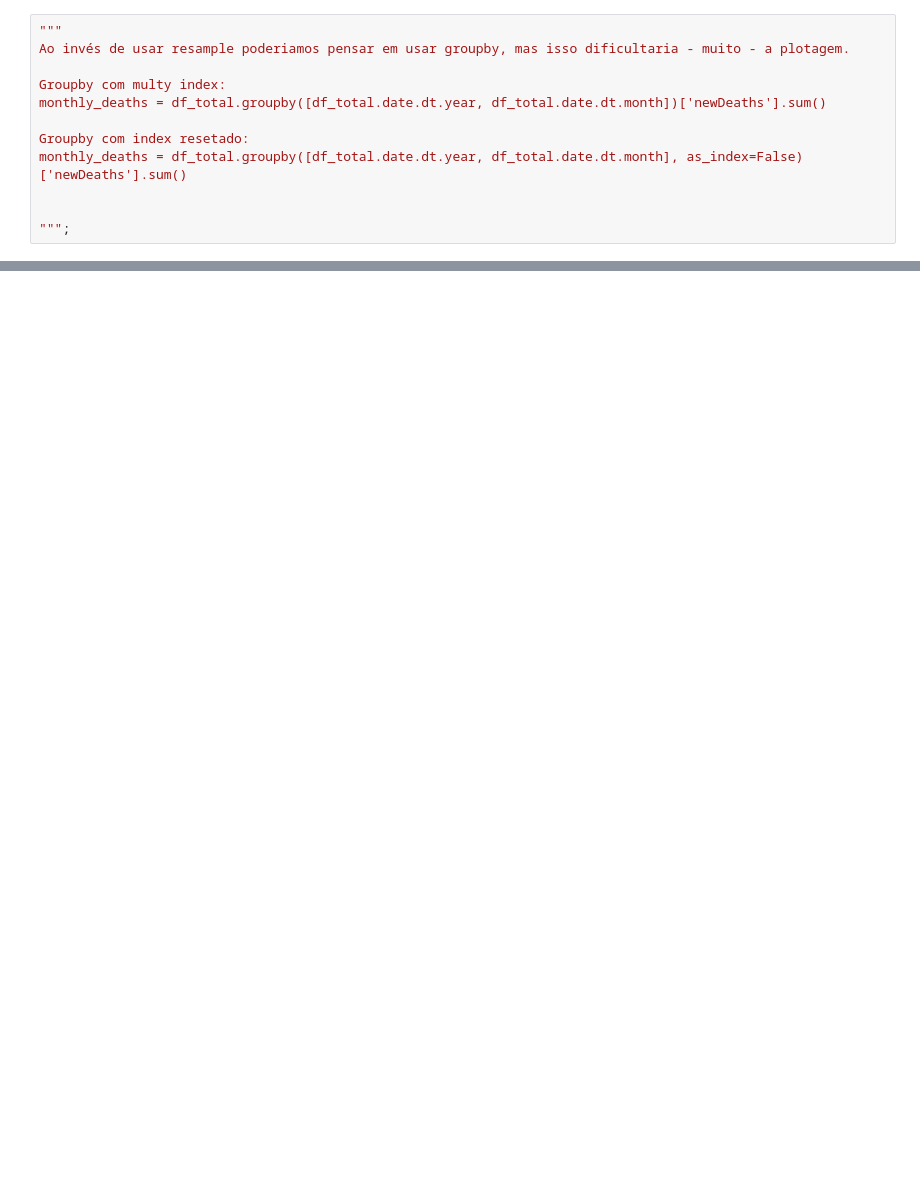
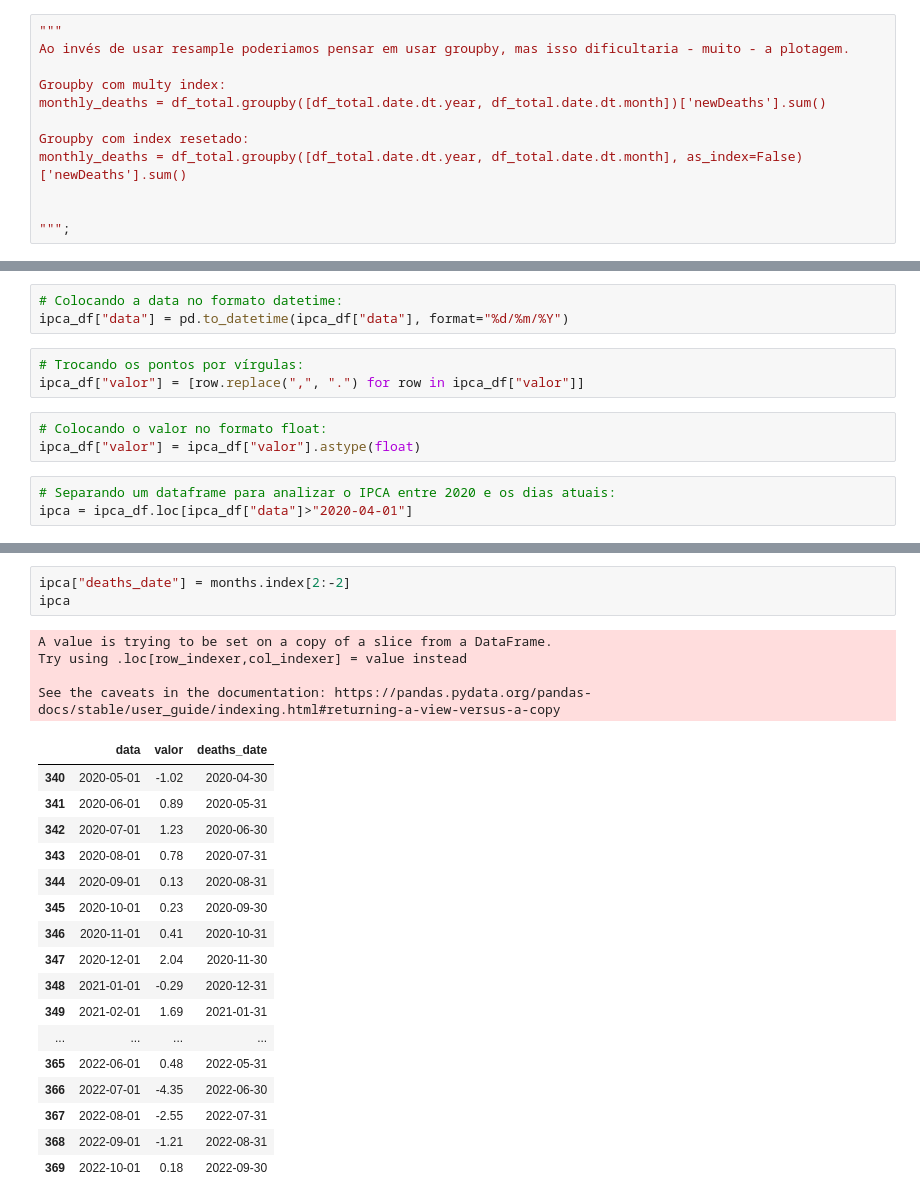
Before and after one commit to til021/divtech_covid_analysis, a Jupyter notebook: covid.ipynb, the cells around one changed output, grey strips where cells are left out. Saved outputs shown, nothing was run; the diff lists cells and outputs as text; blank space fills up the shorter version.

```diff
--- a/covid.ipynb
+++ b/covid.ipynb
@@ -114,0 +138,12 @@ A variação na taxa de mortes nos primeiros meses foi a mais alta da série his
+# %%
+# Colocando a data no formato datetime:
+ipca_df["data"] = pd.to_datetime(ipca_df["data"], format="%d/%m/%Y")
+# %%
+# Trocando os pontos por vírgulas:
+ipca_df["valor"] = [row.replace(",", ".") for row in ipca_df["valor"]]
+# %%
+# Colocando o valor no formato float:
+ipca_df["valor"] = ipca_df["valor"].astype(float)
+# %%
+# Separando um dataframe para analizar o IPCA entre 2020 e os dias atuais:
+ipca = ipca_df.loc[ipca_df["data"]>"2020-04-01"]
@@ -114,0 +175,25 @@ A variação na taxa de mortes nos primeiros meses foi a mais alta da série his
+# %%
+ipca["deaths_date"] = months.index[2:-2]
+ipca
+# %% [output]
+A value is trying to be set on a copy of a slice from a DataFrame.
+Try using .loc[row_indexer,col_indexer] = value instead
+
+See the caveats in the documentation: https://pandas.pydata.org/pandas-docs/stable/user_guide/indexing.html#returning-a-view-versus-a-copy
+|  | data | valor | deaths_date |
+| 340 | 2020-05-01 | -1.02 | 2020-04-30 |
+| 341 | 2020-06-01 | 0.89 | 2020-05-31 |
+| 342 | 2020-07-01 | 1.23 | 2020-06-30 |
+| 343 | 2020-08-01 | 0.78 | 2020-07-31 |
+| 344 | 2020-09-01 | 0.13 | 2020-08-31 |
+| 345 | 2020-10-01 | 0.23 | 2020-09-30 |
+| 346 | 2020-11-01 | 0.41 | 2020-10-31 |
+| 347 | 2020-12-01 | 2.04 | 2020-11-30 |
+| 348 | 2021-01-01 | -0.29 | 2020-12-31 |
+| 349 | 2021-02-01 | 1.69 | 2021-01-31 |
+| ... | ... | ... | ... |
+| 365 | 2022-06-01 | 0.48 | 2022-05-31 |
+| 366 | 2022-07-01 | -4.35 | 2022-06-30 |
+| 367 | 2022-08-01 | -2.55 | 2022-07-31 |
+| 368 | 2022-09-01 | -1.21 | 2022-08-31 |
+| 369 | 2022-10-01 | 0.18 | 2022-09-30 |
```
Also changed, not shown: parts of 20 cells of this notebook.
